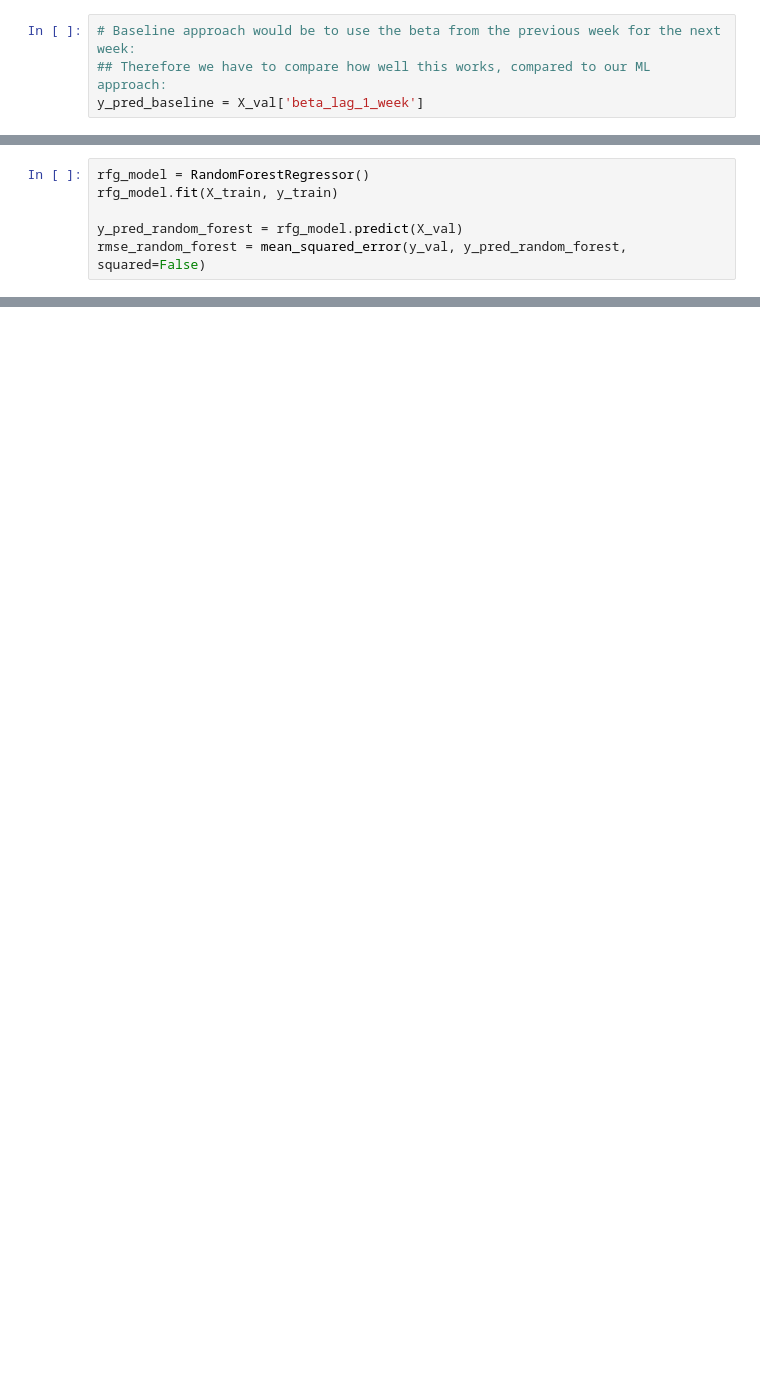
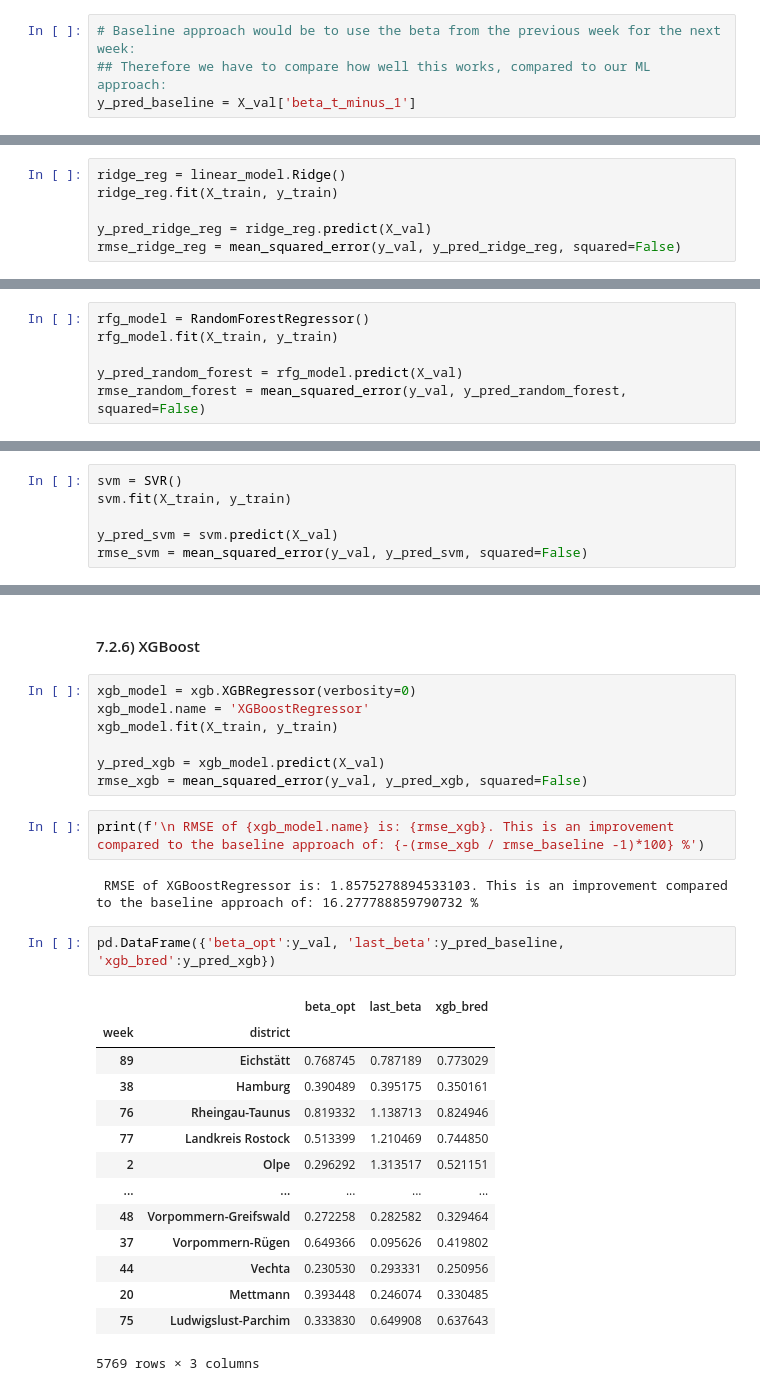
Before and after one commit to lukasheide/Covid-Forecasting-Tool, a Jupyter notebook: Backend/Modeling/Differential_Equation_Modeling/Machine_Learning_Layer_Lukas/beta_estimation.ipynb, the cells around one changed output, grey strips where cells are left out. Saved outputs shown, nothing was run; the diff lists cells and outputs as text; blank space fills up the shorter version.

```diff
--- a/Backend/Modeling/Differential_Equation_Modeling/Machine_Learning_Layer_Lukas/beta_estimation.ipynb
+++ b/Backend/Modeling/Differential_Equation_Modeling/Machine_Learning_Layer_Lukas/beta_estimation.ipynb
@@ -171,4 +209,4 @@ X_train, X_val, y_train, y_val = train_test_split(X_full, y_full, shuffle=True,
 # %%
 # Baseline approach would be to use the beta from the previous week for the next week:
 ## Therefore we have to compare how well this works, compared to our ML approach:
-y_pred_baseline = X_val['beta_lag_1_week']
+y_pred_baseline = X_val['beta_t_minus_1']
@@ -192,0 +255,6 @@ RMSE of LinearRegression() is: 0.12088274251194545. This is an improvement compa
+# %%
+ridge_reg = linear_model.Ridge()
+ridge_reg.fit(X_train, y_train)
+
+y_pred_ridge_reg = ridge_reg.predict(X_val)
+rmse_ridge_reg = mean_squared_error(y_val, y_pred_ridge_reg, squared=False)
@@ -204,0 +279,6 @@ RMSE of RandomForestRegressor() is: 0.17760003366902413. This is an improvement
+# %%
+svm = SVR()
+svm.fit(X_train, y_train)
+
+y_pred_svm = svm.predict(X_val)
+rmse_svm = mean_squared_error(y_val, y_pred_svm, squared=False)
@@ -204,0 +289,30 @@ RMSE of RandomForestRegressor() is: 0.17760003366902413. This is an improvement
+# %% [markdown]
+#### 7.2.6) XGBoost
+# %%
+xgb_model = xgb.XGBRegressor(verbosity=0)
+xgb_model.name = 'XGBoostRegressor'
+xgb_model.fit(X_train, y_train)
+
+y_pred_xgb = xgb_model.predict(X_val)
+rmse_xgb = mean_squared_error(y_val, y_pred_xgb, squared=False)
+# %%
+print(f'\n RMSE of {xgb_model.name} is: {rmse_xgb}. This is an improvement compared to the baseline approach of: {-(rmse_xgb / rmse_baseline -1)*100} %')
+# %% [output]
+ RMSE of XGBoostRegressor is: 1.8575278894533103. This is an improvement compared to the baseline approach of: 16.277788859790732 %
+# %%
+pd.DataFrame({'beta_opt':y_val, 'last_beta':y_pred_baseline, 'xgb_bred':y_pred_xgb})
+# %% [output]
+|  |  | beta_opt | last_beta | xgb_bred |
+| week | district |  |  |  |
+| 89 | Eichstätt | 0.768745 | 0.787189 | 0.773029 |
+| 38 | Hamburg | 0.390489 | 0.395175 | 0.350161 |
+| 76 | Rheingau-Taunus | 0.819332 | 1.138713 | 0.824946 |
+| 77 | Landkreis Rostock | 0.513399 | 1.210469 | 0.744850 |
+| 2 | Olpe | 0.296292 | 1.313517 | 0.521151 |
+| ... | ... | ... | ... | ... |
+| 48 | Vorpommern-Greifswald | 0.272258 | 0.282582 | 0.329464 |
+| 37 | Vorpommern-Rügen | 0.649366 | 0.095626 | 0.419802 |
+| 44 | Vechta | 0.230530 | 0.293331 | 0.250956 |
+| 20 | Mettmann | 0.393448 | 0.246074 | 0.330485 |
+| 75 | Ludwigslust-Parchim | 0.333830 | 0.649908 | 0.637643 |
+5769 rows × 3 columns
```
Also changed, not shown: parts of 41 cells of this notebook, 2 other files.
